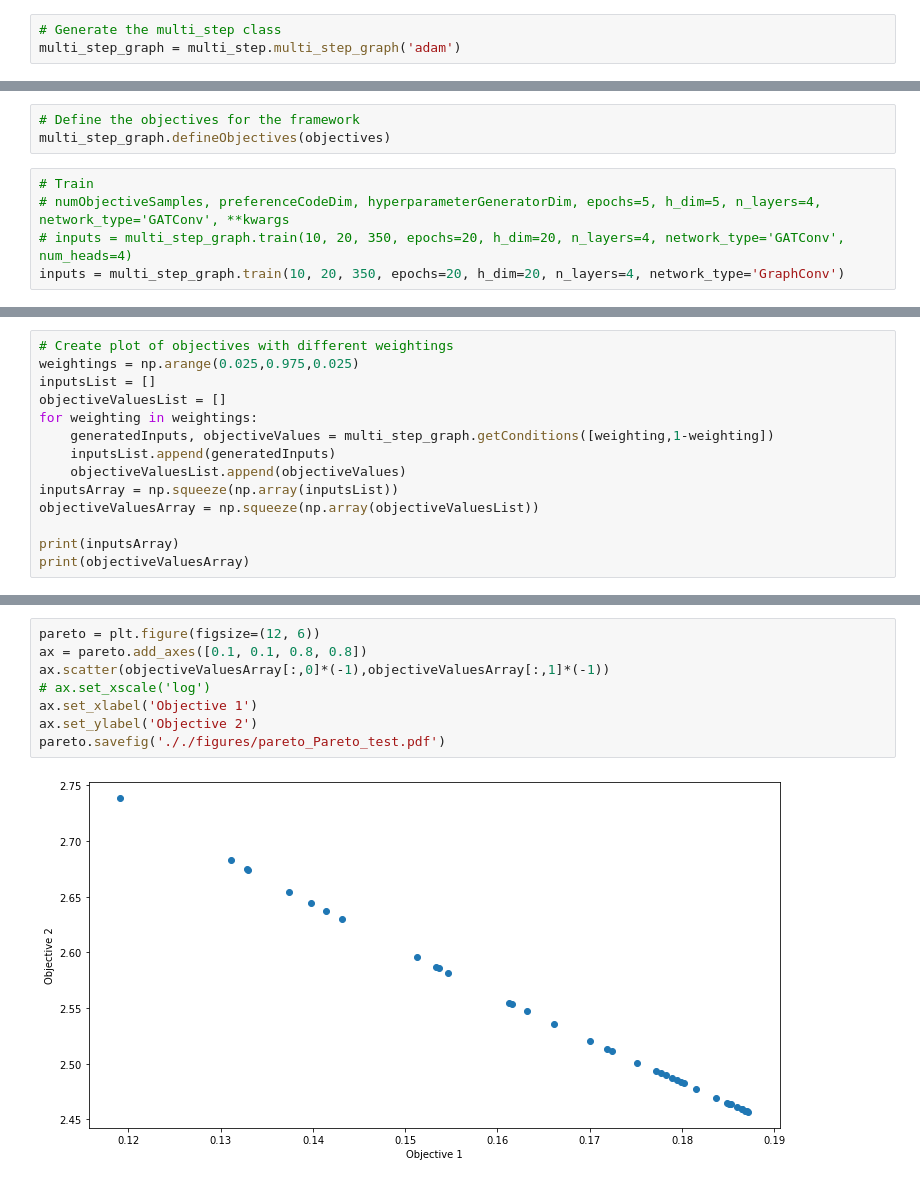
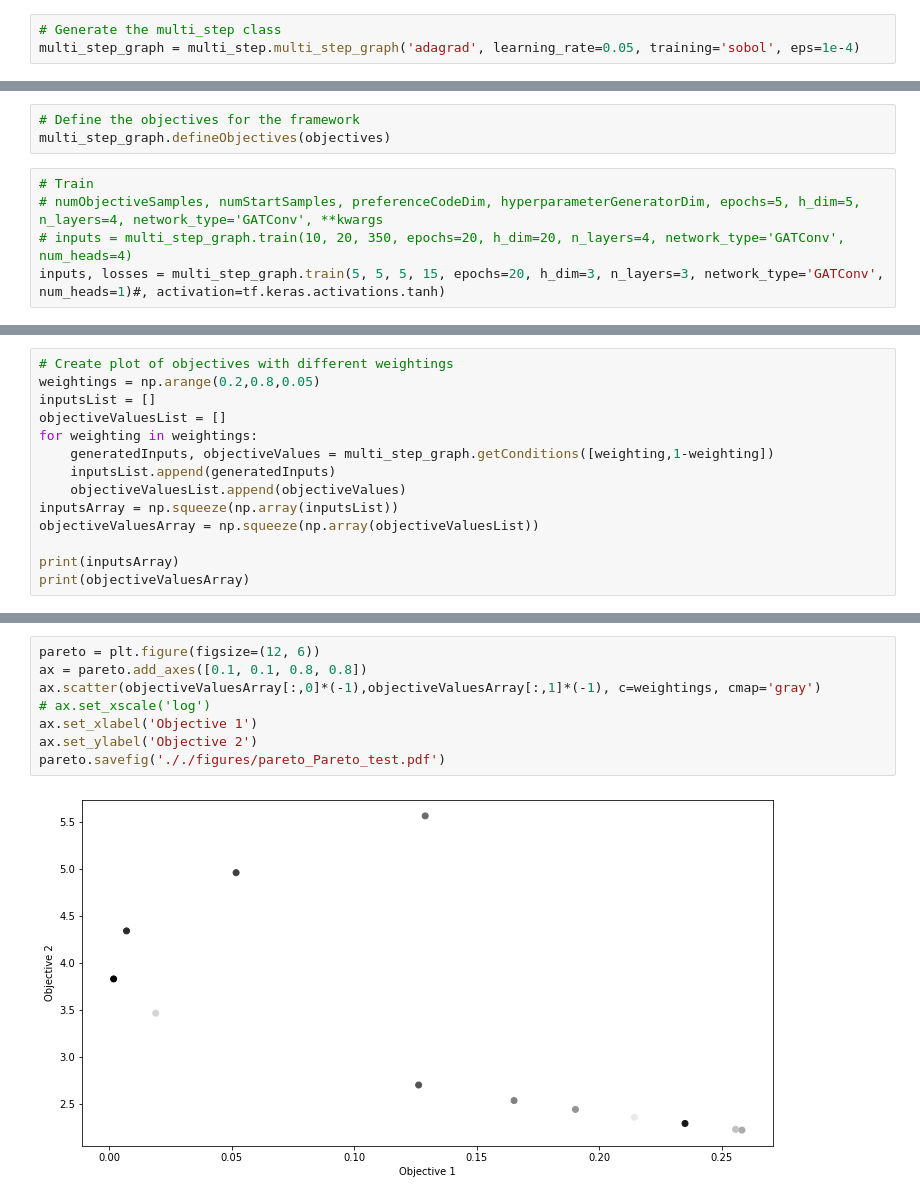
Before and after one commit to RoryGeeson/multi-step-framework, a Jupyter notebook: examples/Pareto_test/Pareto_test.ipynb, the cells around one changed output, grey strips where cells are left out. Cells and saved outputs as stored; diff of their text form.

Commit message:
Playing around with normalising objectives

```diff
--- a/examples/Pareto_test/Pareto_test.ipynb
+++ b/examples/Pareto_test/Pareto_test.ipynb
@@ -27,7 +26,7 @@ SFunc = SchafferFunc1()
 stage1Ranges = [[-10,10]]
 # %%
 # Generate the multi_step class
-multi_step_graph = multi_step.multi_step_graph('adam')
+multi_step_graph = multi_step.multi_step_graph('adagrad', learning_rate=0.05, training='sobol', eps=1e-4)
 # %%
 # Load the models into the framework
 
@@ -58,8 +57,8 @@ objectives = [objective1, objective2]
 multi_step_graph.defineObjectives(objectives)
 # %%
 # Train
-# numObjectiveSamples, preferenceCodeDim, hyperparameterGeneratorDim, epochs=5, h_dim=5, n_layers=4, network_type='GATConv', **kwargs
+# numObjectiveSamples, numStartSamples, preferenceCodeDim, hyperparameterGeneratorDim, epochs=5, h_dim=5, n_layers=4, network_type='GATConv', **kwargs
 # inputs = multi_step_graph.train(10, 20, 350, epochs=20, h_dim=20, n_layers=4, network_type='GATConv', num_heads=4)
-inputs = multi_step_graph.train(10, 20, 350, epochs=20, h_dim=20, n_layers=4, network_type='GraphConv')
+inputs, losses = multi_step_graph.train(5, 5, 5, 15, epochs=20, h_dim=3, n_layers=3, network_type='GATConv', num_heads=1)#, activation=tf.keras.activations.tanh)
 # %% [output]
 Starting training
@@ -90,6 +108,6 @@ print(objectiveValues)
 # %%
 # Create plot of objectives with different weightings
-weightings = np.arange(0.025,0.975,0.025)
+weightings = np.arange(0.2,0.8,0.05)
 inputsList = []
 objectiveValuesList = []
 for weighting in weightings:
@@ -122,10 +140,10 @@ print(objectiveValuesArray)
 # %%
 pareto = plt.figure(figsize=(12, 6))
 ax = pareto.add_axes([0.1, 0.1, 0.8, 0.8])
-ax.scatter(objectiveValuesArray[:,0]*(-1),objectiveValuesArray[:,1]*(-1))
+ax.scatter(objectiveValuesArray[:,0]*(-1),objectiveValuesArray[:,1]*(-1), c=weightings, cmap='gray')
 # ax.set_xscale('log')
 ax.set_xlabel('Objective 1')
 ax.set_ylabel('Objective 2')
 pareto.savefig('././figures/pareto_Pareto_test.pdf')
 # %% [output]
-[figure, old version]
+[figure, new version]
```
Also changed, not shown: parts of 8 cells of this notebook, 7 other files.
